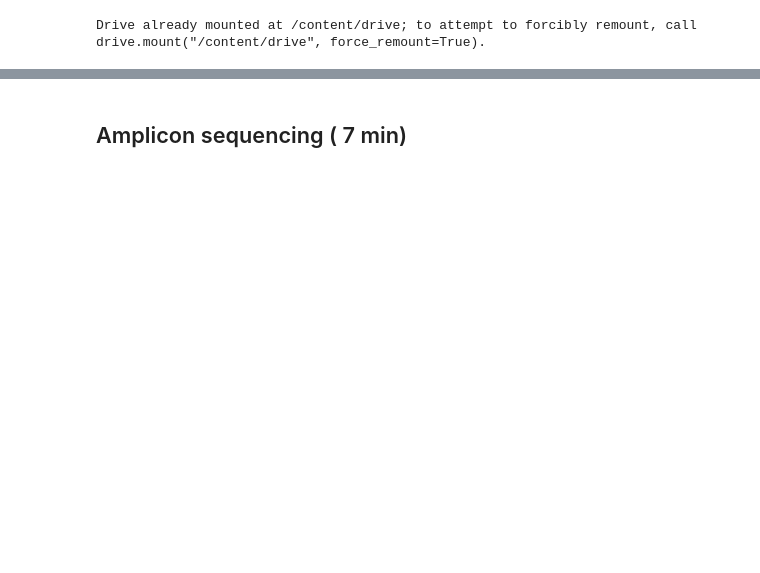
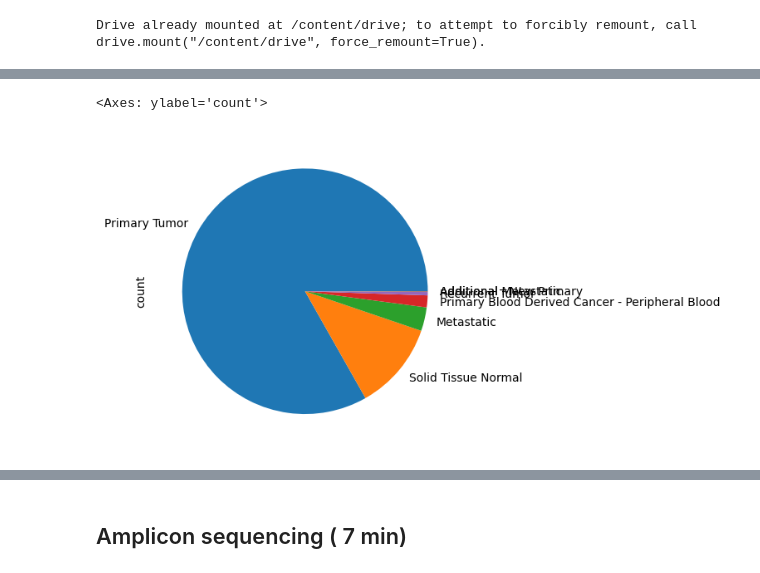
Before and after one commit to biotrain-latam/AI-pilot-course, a Jupyter notebook: Module 2 Clustering/code/06_ Otherdatasets.ipynb, the cells around one changed output, grey strips where cells are left out. Saved outputs shown, nothing was run; the diff lists cells and outputs as text; code cells hidden in the pictures; blank space fills up the shorter version.

```diff
--- a/Module 2 Clustering/code/06_ Otherdatasets.ipynb
+++ b/Module 2 Clustering/code/06_ Otherdatasets.ipynb
@@ -103,0 +465,5 @@ Also you can use the path of your directory to check the content
+# %%
+import pandas as pd
+
+df = pd.read_csv('data_cancer_lavels.tsv', sep='\t')
+df.head()
@@ -103,0 +477,3 @@ Also you can use the path of your directory to check the content
+# %%
+sample_counts = df['sample_type'].value_counts()
+sample_counts
@@ -103,0 +491,5 @@ Also you can use the path of your directory to check the content
+# %%
+sample_counts.plot(kind='pie')
+# %% [output]
+<Axes: ylabel='count'>
+[figure, added]
```
Also changed, not shown: parts of 92 cells of this notebook, 7 other files.
